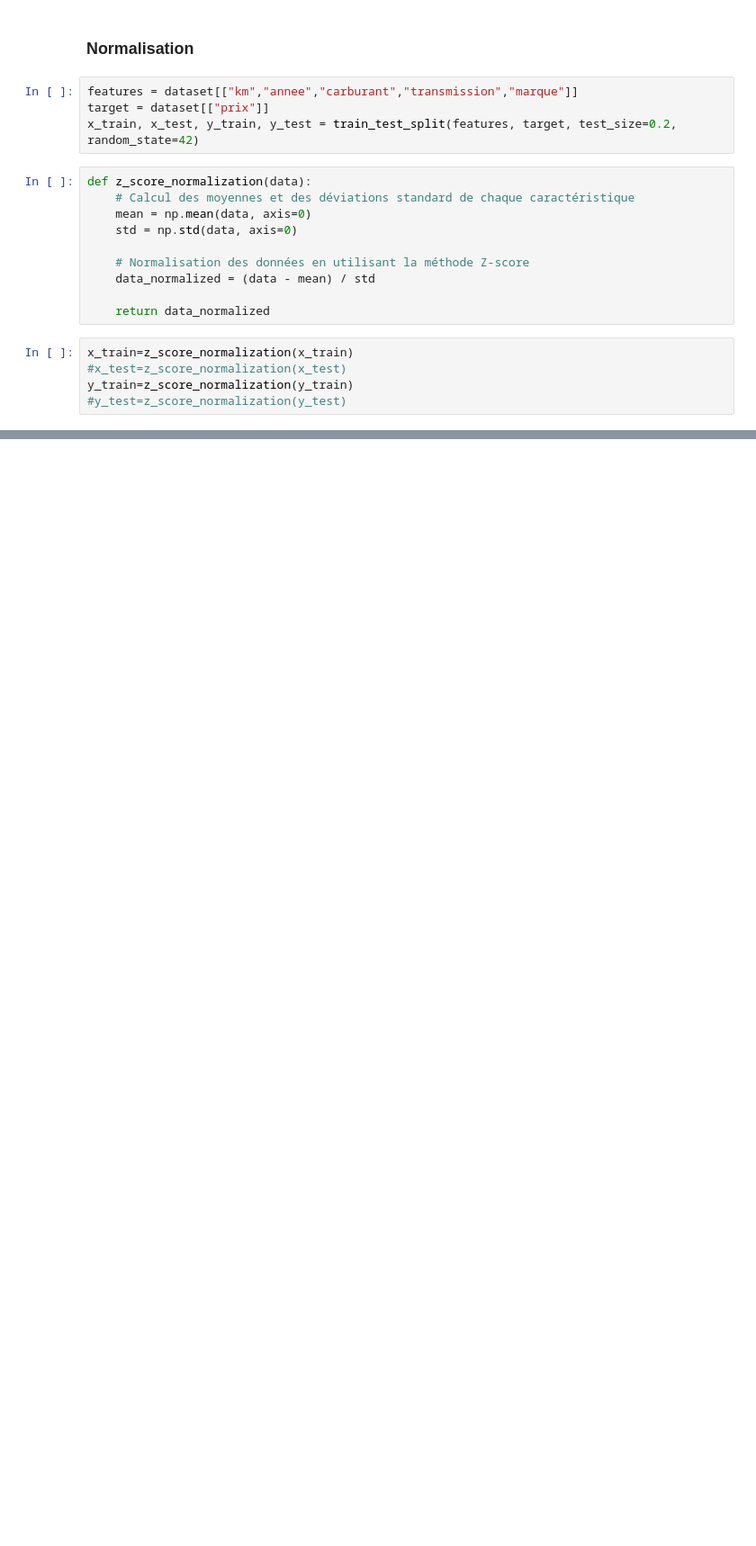
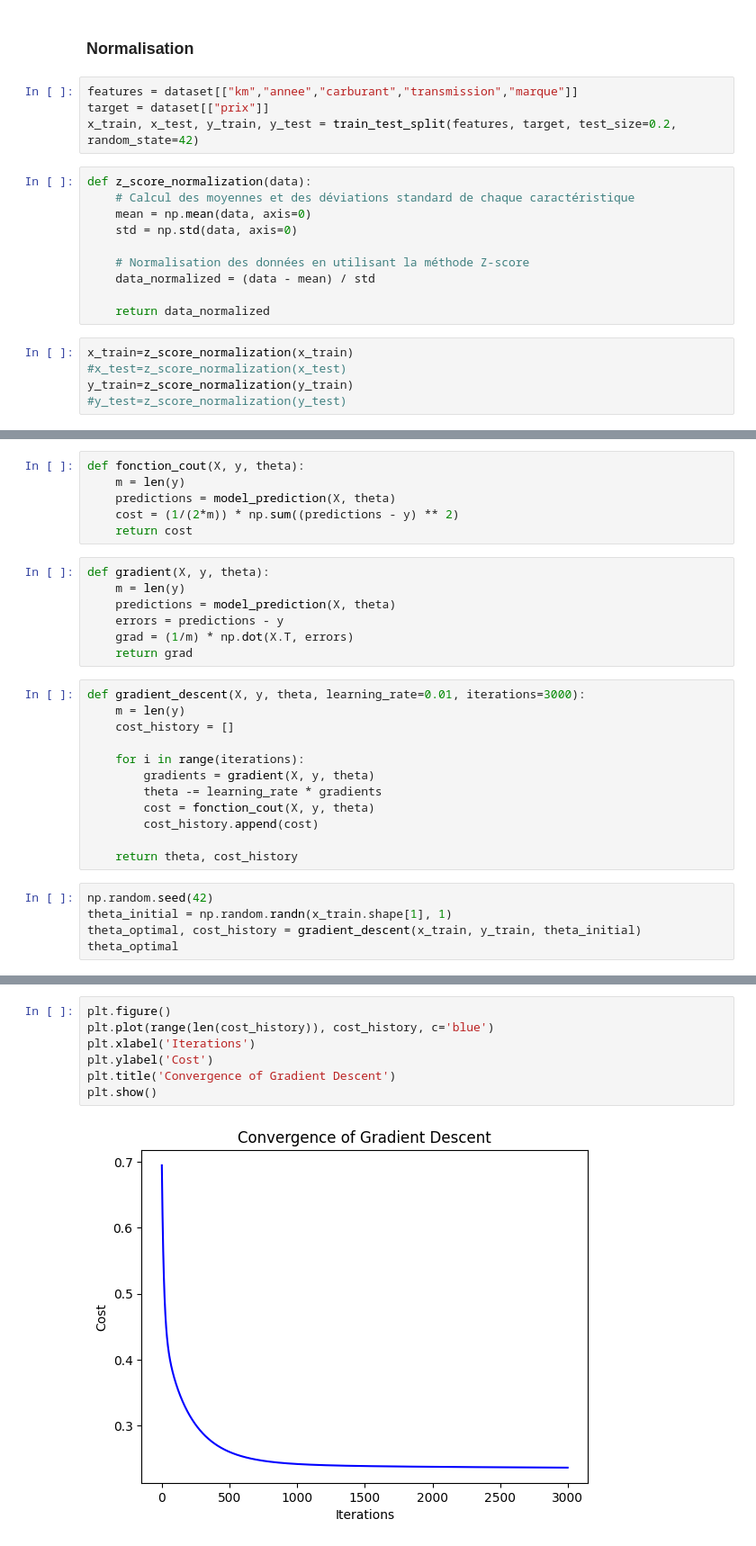
Before and after one commit to Ilyasse-ben/pr-diction-du-prix-des-voitures, a Jupyter notebook: prediction.ipynb, the cells around one changed output, grey strips where cells are left out. Shown at 90% size. Cells and saved outputs as stored; diff of their text form; blank space fills up the shorter version.

```diff
--- a/prediction.ipynb
+++ b/prediction.ipynb
@@ -158,0 +189,30 @@ y_train
+# %%
+def fonction_cout(X, y, theta):
+    m = len(y)
+    predictions = model_prediction(X, theta)
+    cost = (1/(2*m)) * np.sum((predictions - y) ** 2)
+    return cost
+# %%
+def gradient(X, y, theta):
+    m = len(y)
+    predictions = model_prediction(X, theta)
+    errors = predictions - y
+    grad = (1/m) * np.dot(X.T, errors)
+    return grad
+# %%
+def gradient_descent(X, y, theta, learning_rate=0.01, iterations=3000):
+    m = len(y)
+    cost_history = []
+
+    for i in range(iterations):
+        gradients = gradient(X, y, theta)
+        theta -= learning_rate * gradients
+        cost = fonction_cout(X, y, theta)
+        cost_history.append(cost)
+
+    return theta, cost_history
+# %%
+np.random.seed(42)
+theta_initial = np.random.randn(x_train.shape[1], 1)
+theta_optimal, cost_history = gradient_descent(x_train, y_train, theta_initial)
+theta_optimal
@@ -158,0 +226,9 @@ y_train
+# %%
+plt.figure()
+plt.plot(range(len(cost_history)), cost_history, c='blue')
+plt.xlabel('Iterations')
+plt.ylabel('Cost')
+plt.title('Convergence of Gradient Descent')
+plt.show()
+# %% [output]
+[figure, added]
```
Also changed, not shown: parts of 12 cells of this notebook.
